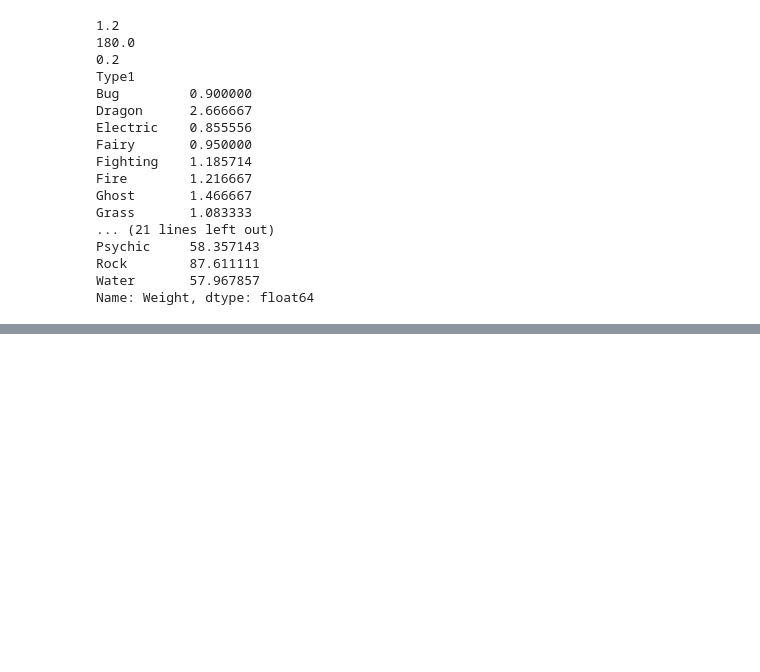
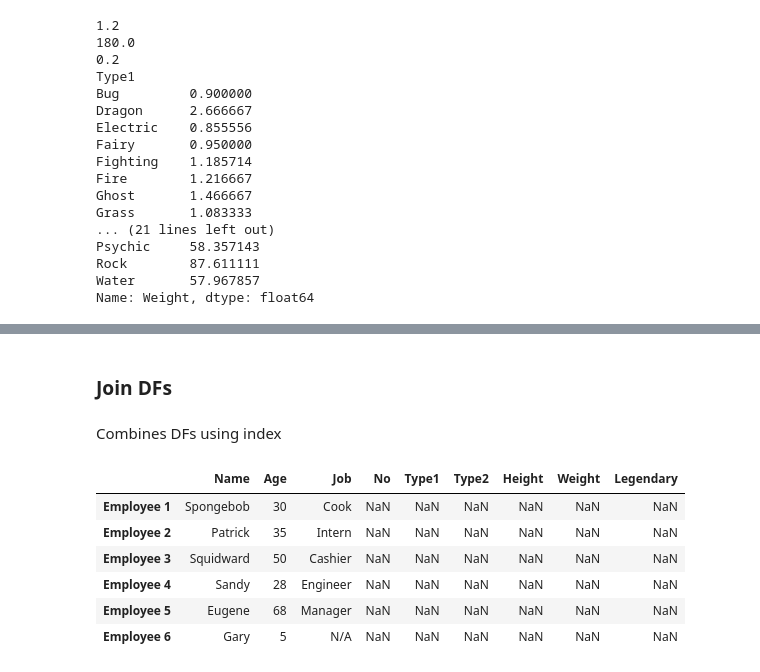
Before and after one commit to kc-011/python-programming, a Jupyter notebook: Module 3/pandas.ipynb, the cells around one changed output, grey strips where cells are left out. Drawn from its saved outputs; the diff is of its cells as text; code cells hidden in the pictures; blank space fills up the shorter version.

Commit message:
revised old topics & did merge/join/concat and pivot

```diff
--- a/Module 3/pandas.ipynb
+++ b/Module 3/pandas.ipynb
@@ -293,0 +414,15 @@ Name: Weight, dtype: float64
+# %% [markdown]
+### Join DFs
+# %% [markdown]
+Combines DFs using index
+# %%
+df1.join(df2)
+#uM im not sure about this one so do research
+# %% [output]
+|  | Name | Age | Job | No | Type1 | Type2 | Height | Weight | Legendary |
+| Employee 1 | Spongebob | 30 | Cook | NaN | NaN | NaN | NaN | NaN | NaN |
+| Employee 2 | Patrick | 35 | Intern | NaN | NaN | NaN | NaN | NaN | NaN |
+| Employee 3 | Squidward | 50 | Cashier | NaN | NaN | NaN | NaN | NaN | NaN |
+| Employee 4 | Sandy | 28 | Engineer | NaN | NaN | NaN | NaN | NaN | NaN |
+| Employee 5 | Eugene | 68 | Manager | NaN | NaN | NaN | NaN | NaN | NaN |
+| Employee 6 | Gary | 5 | N/A | NaN | NaN | NaN | NaN | NaN | NaN |
```
Also changed, not shown: parts of 22 cells of this notebook.
